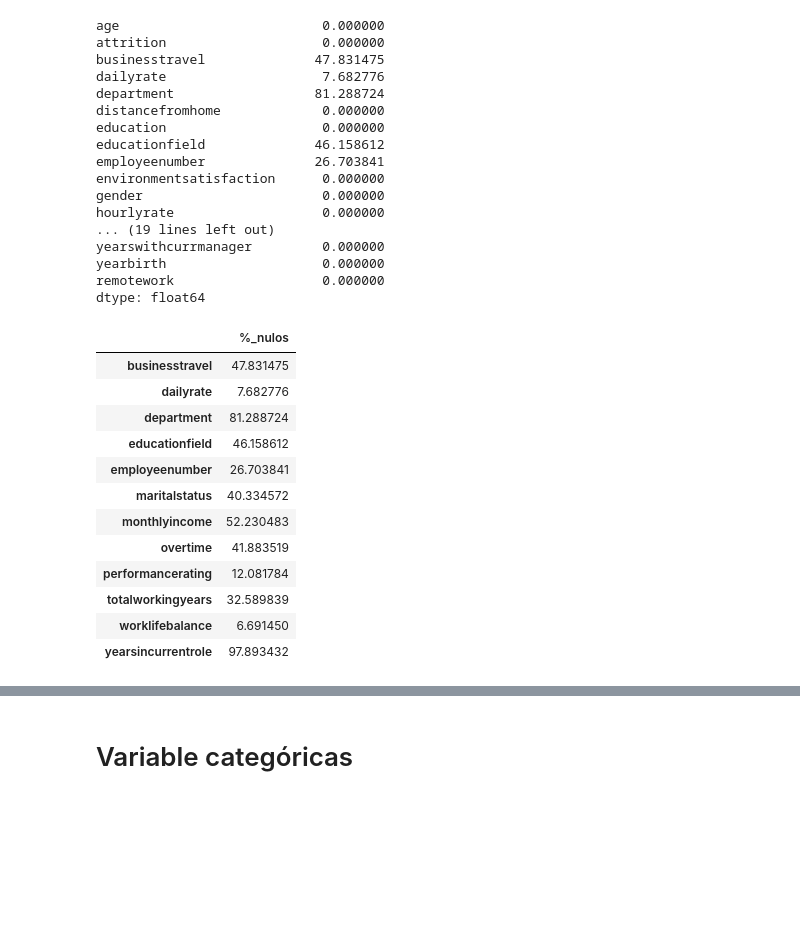
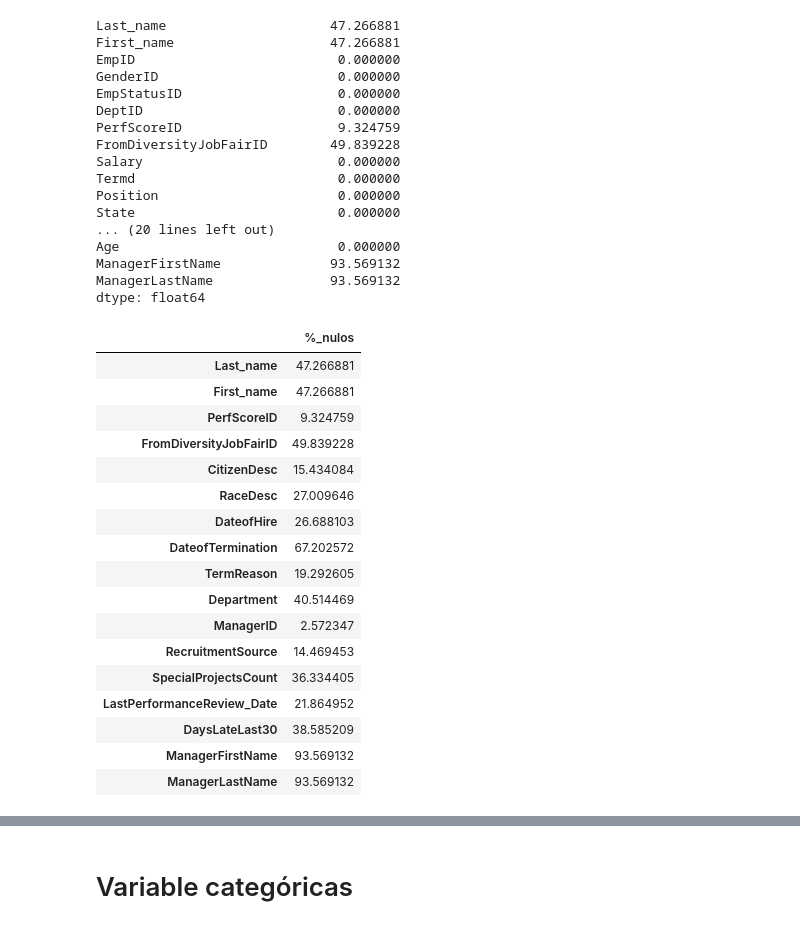
Before and after one commit to Adalab/Adalab-project-da-promo-Farzana-modulo-4-team-1, a Jupyter notebook: orden_gestion_nulos.ipynb, the cells around one changed output, grey strips where cells are left out. Saved outputs shown, nothing was run; the diff lists cells and outputs as text; code cells hidden in the pictures; blank space fills up the shorter version.

```diff
--- a/orden_gestion_nulos.ipynb
+++ b/orden_gestion_nulos.ipynb
@@ -21,45 +24,50 @@ import matplotlib.pyplot as plt
 # -----------------------------------------------------------------------
 pd.set_option('display.max_columns', None) # para poder visualizar todas las columnas de los DataFrames
 # %%
-df_ejemplo = pd.read_csv('hr_limpio_con_nulos.csv', index_col=0)
+df = pd.read_csv('ficheros/limpieza_sin_nulos.csv', index_col=0)
 # %%
 # lo primero que vamos a hacer es calcular el porcentaje de nulos que tenemos para cada columna
-(df_ejemplo.isnull().sum() / df_ejemplo.shape[0]) * 100
+(df.isnull().sum() / df.shape[0]) * 100
 # %% [output]
-age                          0.000000
-attrition                    0.000000
-businesstravel              47.831475
-dailyrate                    7.682776
-department                  81.288724
-distancefromhome             0.000000
-education                    0.000000
-educationfield              46.158612
-employeenumber              26.703841
-environmentsatisfaction      0.000000
-gender                       0.000000
-hourlyrate                   0.000000
-... (19 lines left out)
-yearswithcurrmanager         0.000000
-yearbirth                    0.000000
-remotework                   0.000000
+Last_name                     47.266881
+First_name                    47.266881
+EmpID                          0.000000
+GenderID                       0.000000
+EmpStatusID                    0.000000
+DeptID                         0.000000
+PerfScoreID                    9.324759
+FromDiversityJobFairID        49.839228
+Salary                         0.000000
+Termd                          0.000000
+Position                       0.000000
+State                          0.000000
+... (20 lines left out)
+Age                            0.000000
+ManagerFirstName              93.569132
+ManagerLastName               93.569132
 dtype: float64
 # %%
 # lo convertimos a DataFrame
-df_nulos = pd.DataFrame((df_ejemplo.isnull().sum() / df_ejemplo.shape[0]) * 100, columns = ["%_nulos"])
+df_nulos = pd.DataFrame((df.isnull().sum() / df.shape[0]) * 100, columns = ["%_nulos"])
 
 # filtramos el DataFrame para quedarnos solo con aquellas columnas que tengan nulos
 df_nulos[df_nulos["%_nulos"] > 0]
 # %% [output]
 |  | %_nulos |
-| businesstravel | 47.831475 |
-| dailyrate | 7.682776 |
-| department | 81.288724 |
-| educationfield | 46.158612 |
-| employeenumber | 26.703841 |
-| maritalstatus | 40.334572 |
-| monthlyincome | 52.230483 |
-| overtime | 41.883519 |
-| performancerating | 12.081784 |
-| totalworkingyears | 32.589839 |
-| worklifebalance | 6.691450 |
-| yearsincurrentrole | 97.893432 |
+| Last_name | 47.266881 |
+| First_name | 47.266881 |
+| PerfScoreID | 9.324759 |
+| FromDiversityJobFairID | 49.839228 |
+| CitizenDesc | 15.434084 |
+| RaceDesc | 27.009646 |
+| DateofHire | 26.688103 |
+| DateofTermination | 67.202572 |
+| TermReason | 19.292605 |
+| Department | 40.514469 |
+| ManagerID | 2.572347 |
+| RecruitmentSource | 14.469453 |
+| SpecialProjectsCount | 36.334405 |
+| LastPerformanceReview_Date | 21.864952 |
+| DaysLateLast30 | 38.585209 |
+| ManagerFirstName | 93.569132 |
+| ManagerLastName | 93.569132 |
```
Also changed, not shown: parts of 53 cells of this notebook, 4 other files.
